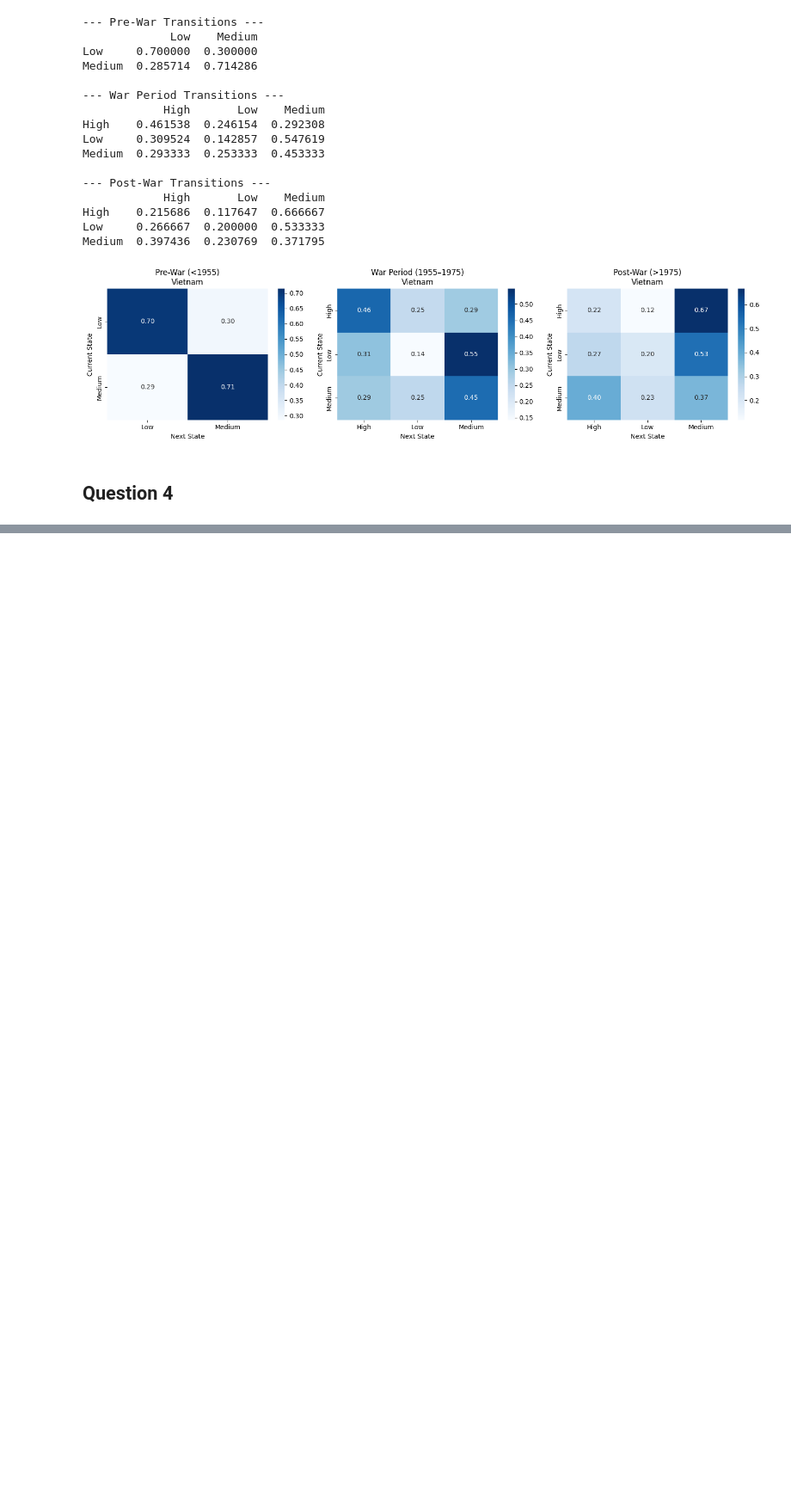
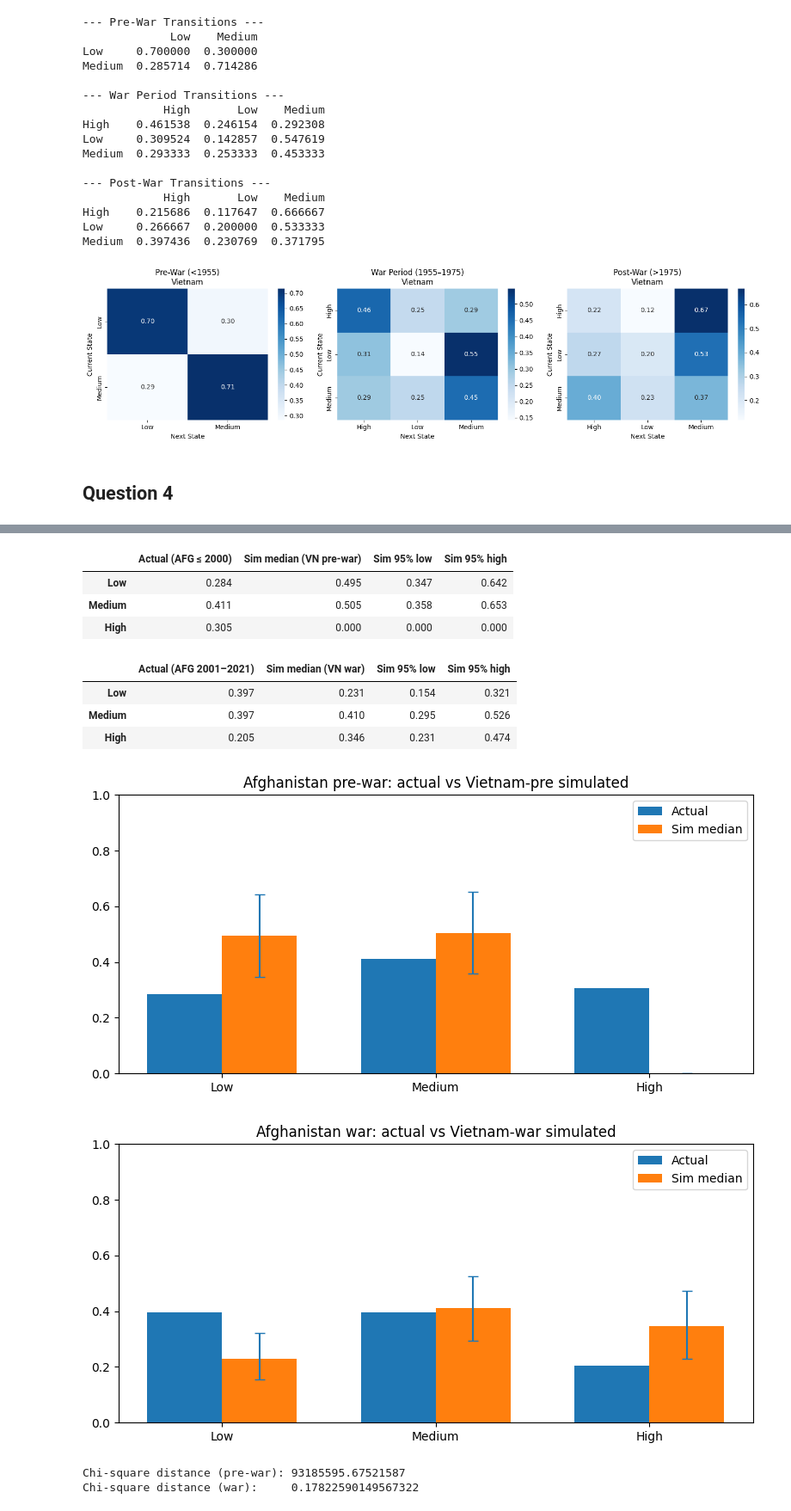
Before and after one commit to Maodougie25/SIPRI-Arms-Trade-Group-Project--, a Jupyter notebook: project_1.ipynb, the cells around one changed output, grey strips where cells are left out. Shown: that part at 86% size. Cells and saved outputs as stored; diff of their text form; code cells hidden in the pictures; blank space fills up the shorter version.

```diff
--- a/project_1.ipynb
+++ b/project_1.ipynb
@@ -272,3 +272,16 @@ Medium  0.397436  0.230769  0.371795
 [figure]
 # %% [markdown]
 ## Question 4
+# %%
+STATE_ORDER = ["Low", "Medium", "High"]
+
+markov_data["Support"] = pd.Categorical(markov_data["Support"],
+                                        categories=STATE_ORDER,
+                                        ordered=True)
+
+def normalize_rows(df_tm: pd.DataFrame) -> pd.DataFrame:
+    return df_tm.div(df_tm.sum(axis=1), axis=0).fillna(0)
+
+tm_pre = normalize_rows(tm_pre.reindex(index=STATE_ORDER, columns=STATE_ORDER, fill_value=0))
+tm_during = normalize_rows(tm_during.reindex(index=STATE_ORDER, columns=STATE_ORDER, fill_value=0))
+tm_post = normalize_rows(tm_post.reindex(index=STATE_ORDER, columns=STATE_ORDER, fill_value=0))
@@ -274,0 +364,56 @@ Medium  0.397436  0.230769  0.371795
+# %%
+pre_table = pd.DataFrame({
+    "Actual (AFG ≤ 2000)": props_af_pre_actual,
+    "Sim median (VN pre-war)": med_pre,
+    "Sim 95% low": lo_pre,
+    "Sim 95% high": hi_pre
+}, index=STATE_ORDER).round(3)
+
+war_table = pd.DataFrame({
+    "Actual (AFG 2001–2021)": props_af_war_actual,
+    "Sim median (VN war)": med_war,
+    "Sim 95% low": lo_war,
+    "Sim 95% high": hi_war
+}, index=STATE_ORDER).round(3)
+
+display(pre_table)
+display(war_table)
+
+def plot_comp(actual, med, lo, hi, title):
+    x = np.arange(len(STATE_ORDER))
+    width = 0.35
+    plt.figure(figsize=(8,4))
+    plt.bar(x - width/2, actual, width, label='Actual')
+    plt.bar(x + width/2, med, width, label='Sim median')
+    yerr = np.vstack([med - lo, hi - med])
+    plt.errorbar(x + width/2, med, yerr=yerr, fmt='none', capsize=4)
+    plt.xticks(x, STATE_ORDER); plt.ylim(0, 1)
+    plt.title(title); plt.legend(); plt.tight_layout(); plt.show()
+
+plot_comp(props_af_pre_actual, med_pre, lo_pre, hi_pre,
+          "Afghanistan pre-war: actual vs Vietnam-pre simulated")
+
+plot_comp(props_af_war_actual, med_war, lo_war, hi_war,
+          "Afghanistan war: actual vs Vietnam-war simulated")
+# %% [output]
+|  | Actual (AFG ≤ 2000) | Sim median (VN pre-war) | Sim 95% low | Sim 95% high |
+| Low | 0.284 | 0.495 | 0.347 | 0.642 |
+| Medium | 0.411 | 0.505 | 0.358 | 0.653 |
+| High | 0.305 | 0.000 | 0.000 | 0.000 |
+|  | Actual (AFG 2001–2021) | Sim median (VN war) | Sim 95% low | Sim 95% high |
+| Low | 0.397 | 0.231 | 0.154 | 0.321 |
+| Medium | 0.397 | 0.410 | 0.295 | 0.526 |
+| High | 0.205 | 0.346 | 0.231 | 0.474 |
+[figure, added]
+[figure, added]
+# %%
+def chi_square(p, q, eps=1e-9):
+    p = np.asarray(p) + eps
+    q = np.asarray(q) + eps
+    return np.sum((p - q)**2 / q)
+
+print("Chi-square distance (pre-war):", chi_square(props_af_pre_actual, med_pre))
+print("Chi-square distance (war):    ", chi_square(props_af_war_actual, med_war))
+# %% [output]
+Chi-square distance (pre-war): 93185595.67521587
+Chi-square distance (war):     0.17822590149567322
```
Also changed, not shown: parts of 8 cells of this notebook.
